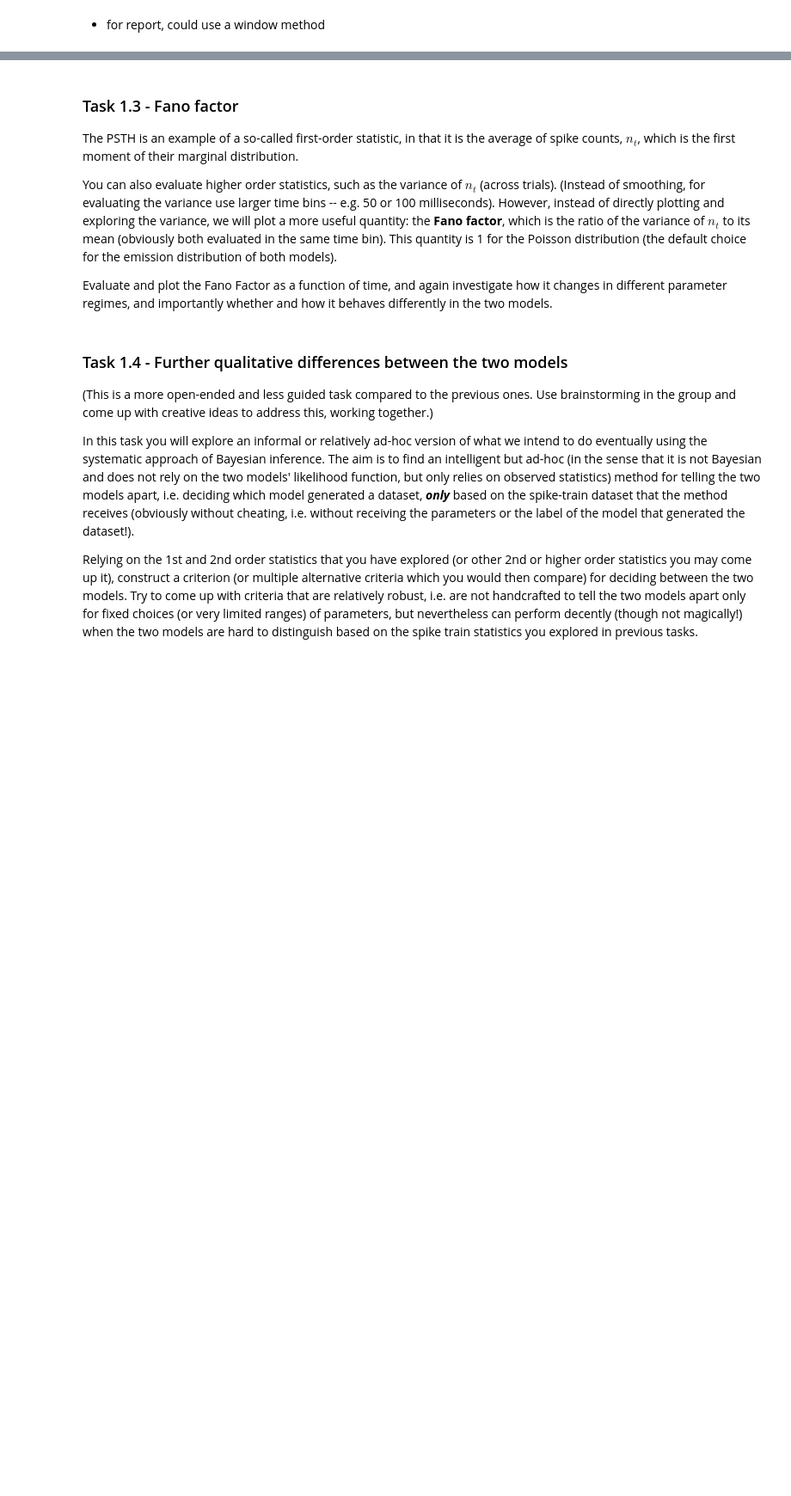
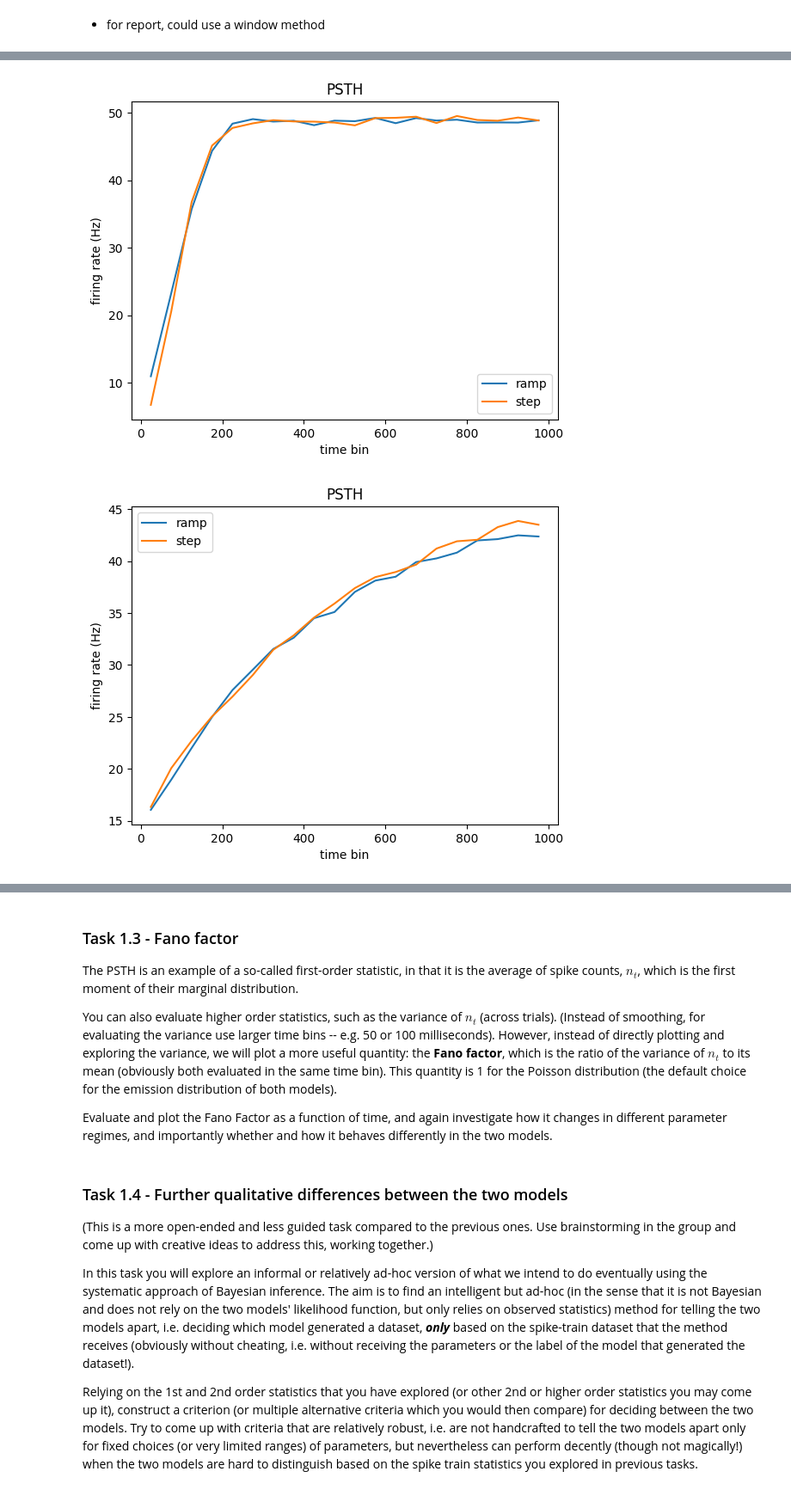
Before and after one commit to MYLO175/GG3-Mylo, a Jupyter notebook: GG3_project.ipynb, the cells around one changed output, grey strips where cells are left out. Shown at 86% size. Drawn from its saved outputs; the diff is of its cells as text; code cells hidden in the pictures; blank space fills up the shorter version.

```diff
--- a/GG3_project.ipynb
+++ b/GG3_project.ipynb
@@ -416,0 +465,36 @@ plot_psth_histogram(spikes, bin_size=50)
+# %%
+def psth_rmse(psth1, psth2):
+    return np.sqrt(np.mean(psth1 - psth2)**2)
+
+T = 1000
+Ntrials = 5000
+bin_size = 50
+
+def compare(beta, sigma, x0, Rh, m, r):
+    ramp = RampModel(beta, sigma, x0, Rh)
+    spikes_ramp, _, _ = ramp.simulate(Ntrials=Ntrials, T=T)
+    bin_centres_ramp, psth_ramp = compute_psth(spikes_ramp, bin_size=bin_size)
+
+    step = StepModel(m, r, x0, Rh)
+    spikes_step, _, _ = step.simulate(Ntrials=Ntrials, T=T)
+    bin_centres_step, psth_step = compute_psth(spikes_step, bin_size=bin_size)
+
+    plt.plot(bin_centres_ramp, psth_ramp, label = "ramp")
+    plt.plot(bin_centres_step, psth_step, label = "step")
+    plt.xlabel("time bin")
+    plt.ylabel("firing rate (Hz)")
+    plt.title("PSTH")
+    plt.legend()
+    plt.show()
+
+
+compare(beta=5, sigma=0.3, x0=0.1, Rh=50, m=100, r=4)
+
+compare(beta=1.2, sigma=1, x0=0.3, Rh=50, m=500, r=1)
+
+compare(beta=0.85, sigma=0.8, x0=0.3, Rh=50, m=700, r=1)
+
+#i.e. can only be similar if the step is either smooth, or if the jump time is early
+# %% [output]
+[figure, added]
+[figure, added]
```
Also changed, not shown: parts of 4 cells of this notebook.
